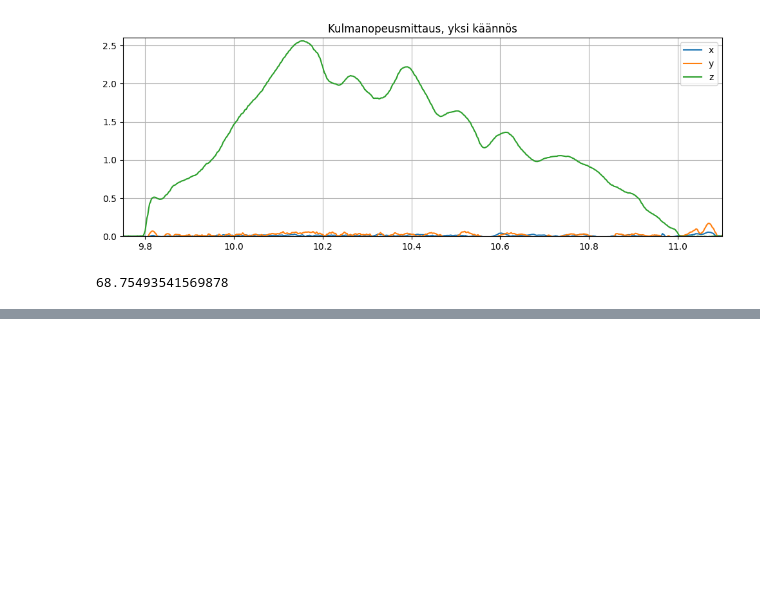
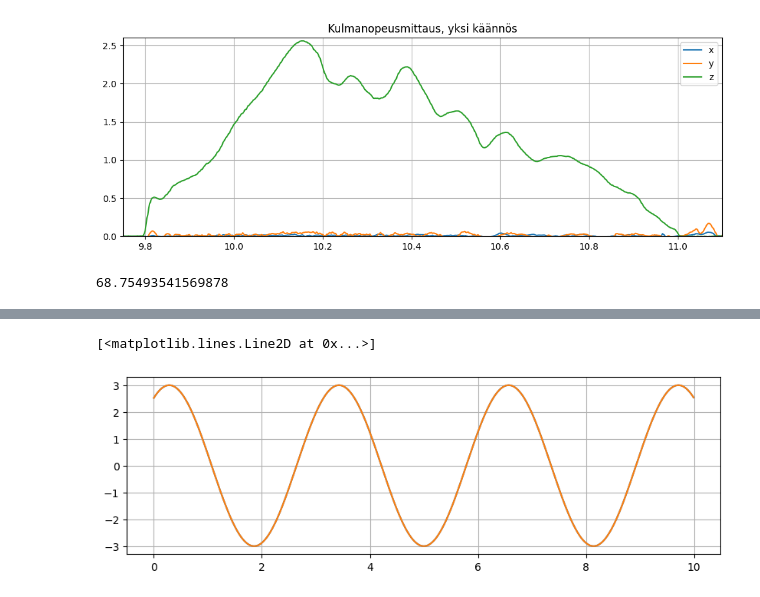
Before and after one commit to ilpovirt/Soveltava_matematiikka_ja_fysiikka_ohjelmoinnissa_2026, a Jupyter notebook: Tehtävät_4-8.ipynb, the cells around one changed output, grey strips where cells are left out. Saved outputs shown, nothing was run; the diff lists cells and outputs as text; code cells hidden in the pictures; blank space fills up the shorter version.

```diff
--- a/Tehtävät_4-8.ipynb
+++ b/Tehtävät_4-8.ipynb
@@ -52,0 +74,20 @@ plt.show()
+# %%
+#7 b) Piirrä f(t)=3sin(2t+1). Muodosta kosinifunktio, jonka kuvaaja on sama.
+#Aika
+t = np.arange(0,10,0.01)
+
+#Lasketaan f
+f = 3*np.sin(2*t + 1)
+
+#Piirretään kuva
+plt.figure(figsize=(10,3))
+plt.plot(t,f)
+plt.grid()
+
+#Muodosta kosinifunktio, jonka kuvaaja on sama.
+#Yleisesti voimme todeta, että sinin ja kosinen välinen vaihe-ero on pi/2
+g = 3*np.cos(2*t + 1 - np.pi/2)
+plt.plot(t,g)
+# %% [output]
+[<matplotlib.lines.Line2D at 0x...>]
+[figure, added]
```
Also changed, not shown: parts of 5 cells of this notebook.
